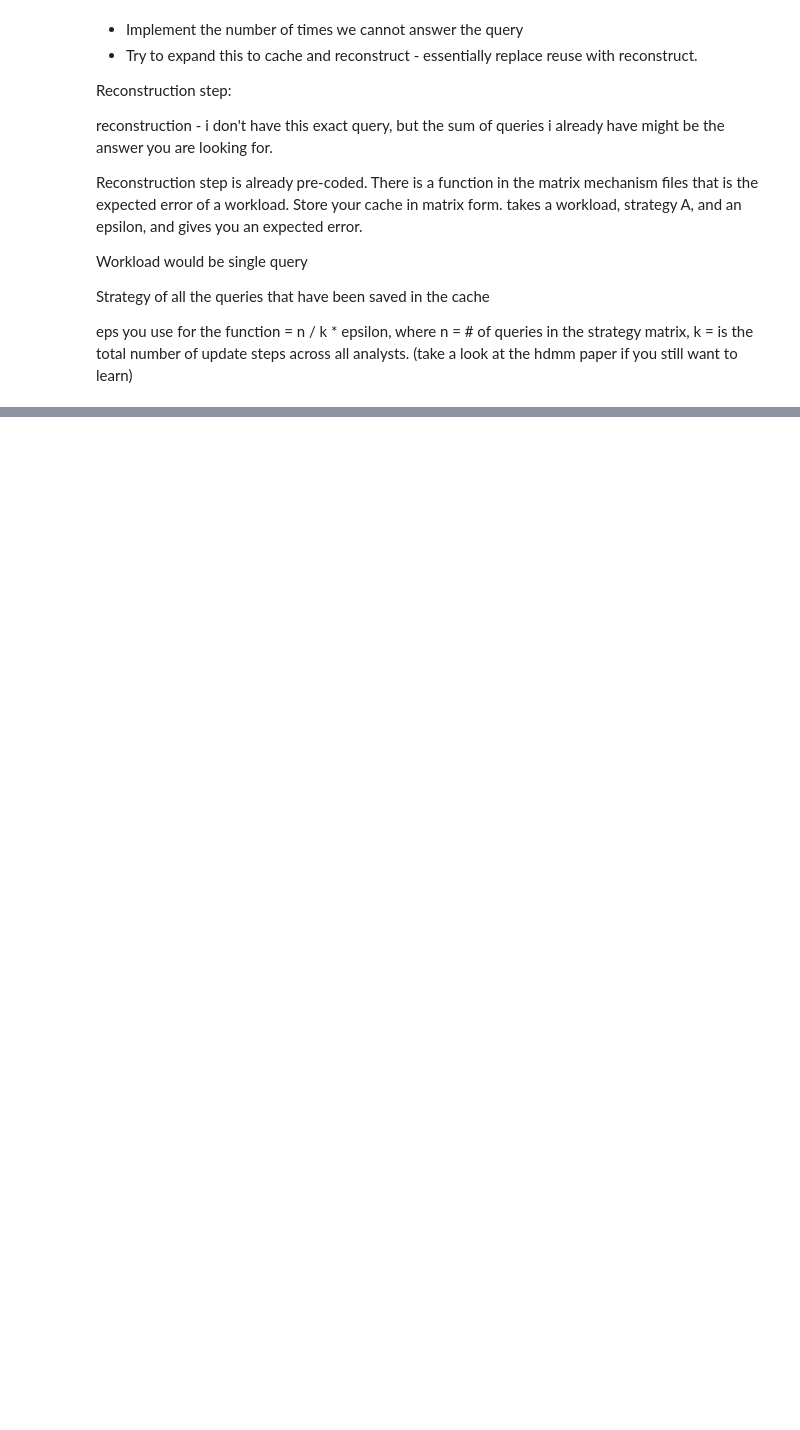
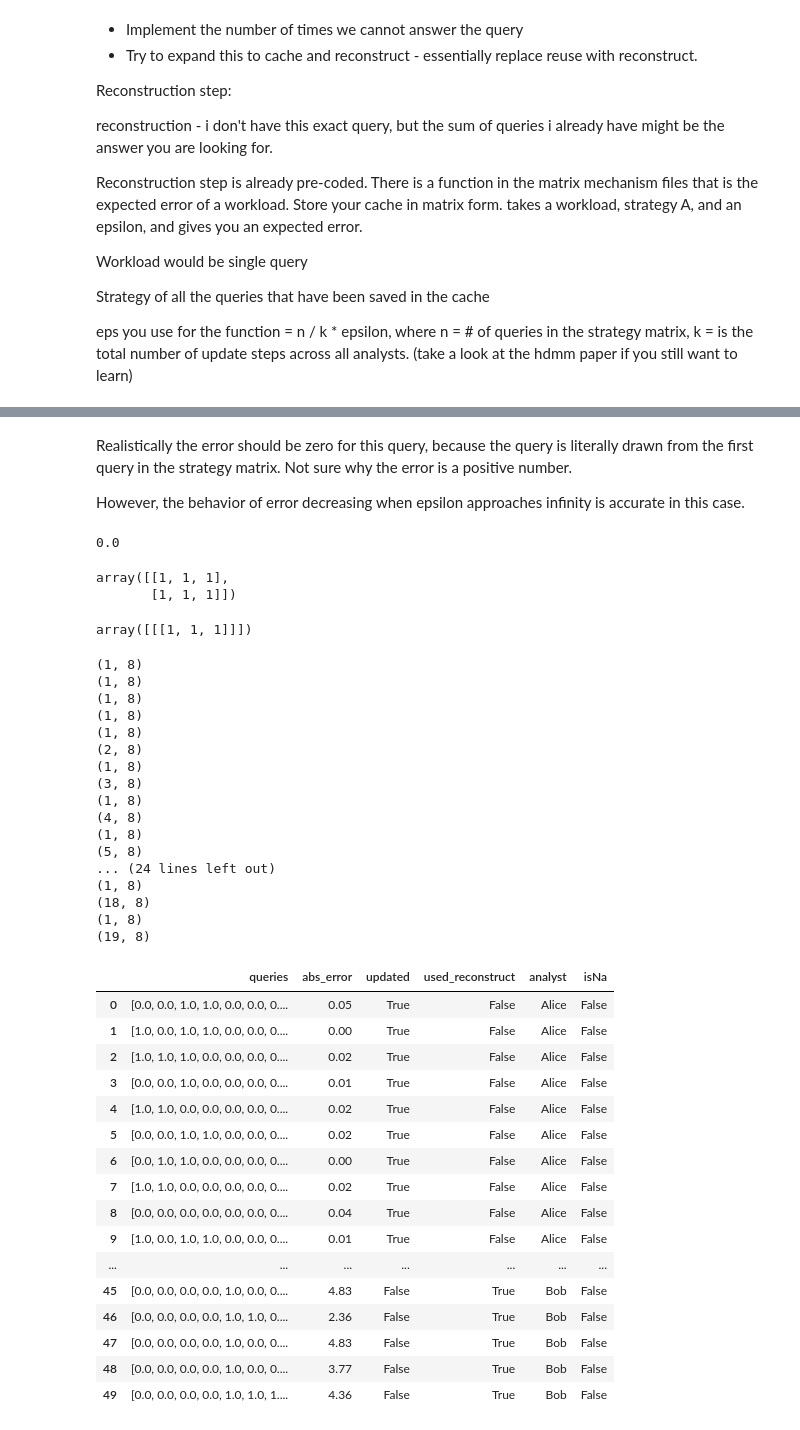
Before and after one commit to yikai-wu/Multi-Analyst-DP, a Jupyter notebook: src/pmw/run_until_failure_pmw2.ipynb, the cells around one changed output, grey strips where cells are left out. Drawn from its saved outputs; the diff is of its cells as text; code cells hidden in the pictures; blank space fills up the shorter version.

```diff
--- a/src/pmw/run_until_failure_pmw2.ipynb
+++ b/src/pmw/run_until_failure_pmw2.ipynb
@@ -949,0 +957,20 @@ eps you use for the function = n / k * epsilon, where n = # of queries in the st
+# %% [markdown]
+Realistically the error should be zero for this query, because the query is literally drawn from the first query in the strategy matrix. Not sure why the error is a positive number.
+
+However, the behavior of error decreasing when epsilon approaches infinity is accurate in this case.
+# %%
+# indexing on separate parts of the array:
+expected_error(s1bob_q[0:1], s1alice_q)
+# %% [output]
+0.0
+# %%
+a = np.array([[1, 1, 1]])
+b = np.array([[1, 1, 1]])
+np.concatenate((a, b), axis = 0)
+# %% [output]
+array([[1, 1, 1],
+       [1, 1, 1]])
+# %%
+np.expand_dims(a, axis=0)
+# %% [output]
+array([[[1, 1, 1]]])
@@ -949,0 +1043,42 @@ eps you use for the function = n / k * epsilon, where n = # of queries in the st
+# %%
+s1random_array = np.random.randint(2, size=(25,4))
+s1alice_q = np.hstack((s1random_array, s1zero_array))
+s1bob_q = np.hstack((s1zero_array, s1random_array))
+
+cache_and_reconstruct(np.vstack((s1alice_q, s1bob_q)), x_small, eps=2, k=10,
+                      analyst_labels=['Alice'] * 25 + ['Bob'] * 25)
+# %% [output]
+(1, 8)
+(1, 8)
+(1, 8)
+(1, 8)
+(1, 8)
+(2, 8)
+(1, 8)
+(3, 8)
+(1, 8)
+(4, 8)
+(1, 8)
+(5, 8)
+... (24 lines left out)
+(1, 8)
+(18, 8)
+(1, 8)
+(19, 8)
+|  | queries | abs_error | updated | used_reconstruct | analyst | isNa |
+| 0 | [0.0, 0.0, 1.0, 1.0, 0.0, 0.0, 0.... | 0.05 | True | False | Alice | False |
+| 1 | [1.0, 0.0, 1.0, 1.0, 0.0, 0.0, 0.... | 0.00 | True | False | Alice | False |
+| 2 | [1.0, 1.0, 1.0, 0.0, 0.0, 0.0, 0.... | 0.02 | True | False | Alice | False |
+| 3 | [0.0, 0.0, 1.0, 0.0, 0.0, 0.0, 0.... | 0.01 | True | False | Alice | False |
+| 4 | [1.0, 1.0, 0.0, 0.0, 0.0, 0.0, 0.... | 0.02 | True | False | Alice | False |
+| 5 | [0.0, 0.0, 1.0, 1.0, 0.0, 0.0, 0.... | 0.02 | True | False | Alice | False |
+| 6 | [0.0, 1.0, 1.0, 0.0, 0.0, 0.0, 0.... | 0.00 | True | False | Alice | False |
+| 7 | [1.0, 1.0, 0.0, 0.0, 0.0, 0.0, 0.... | 0.02 | True | False | Alice | False |
+| 8 | [0.0, 0.0, 0.0, 0.0, 0.0, 0.0, 0.... | 0.04 | True | False | Alice | False |
+| 9 | [1.0, 0.0, 1.0, 1.0, 0.0, 0.0, 0.... | 0.01 | True | False | Alice | False |
+| ... | ... | ... | ... | ... | ... | ... |
+| 45 | [0.0, 0.0, 0.0, 0.0, 1.0, 0.0, 0.... | 4.83 | False | True | Bob | False |
+| 46 | [0.0, 0.0, 0.0, 0.0, 1.0, 1.0, 0.... | 2.36 | False | True | Bob | False |
+| 47 | [0.0, 0.0, 0.0, 0.0, 1.0, 0.0, 0.... | 4.83 | False | True | Bob | False |
+| 48 | [0.0, 0.0, 0.0, 0.0, 1.0, 0.0, 0.... | 3.77 | False | True | Bob | False |
+| 49 | [0.0, 0.0, 0.0, 0.0, 1.0, 1.0, 1.... | 4.36 | False | True | Bob | False |
```
Also changed, not shown: parts of 24 cells of this notebook.
